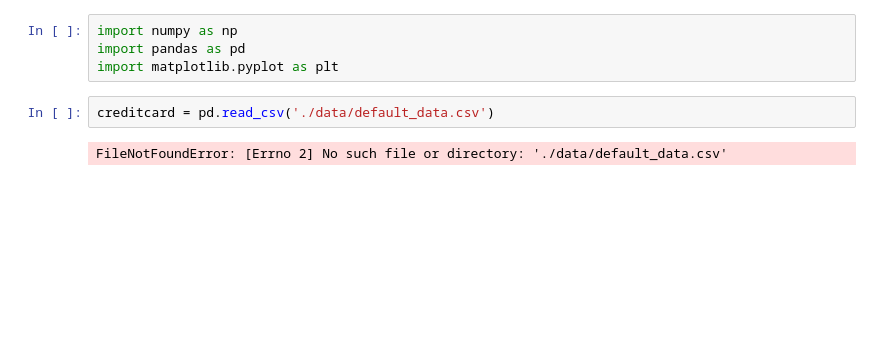
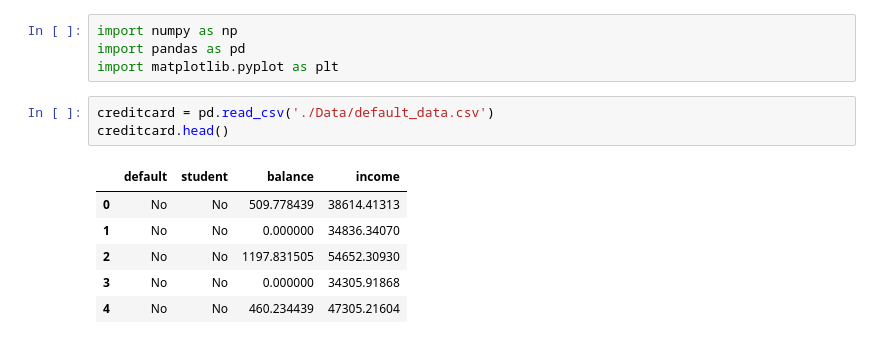
Before and after one commit to MalrangQuant/Machine-Learning-Financial-Engineering, a Jupyter notebook: ch4. Logistic Regression.ipynb, the cells around one changed output. Cells and saved outputs as stored; diff of their text form; blank space fills up the shorter version.

```diff
--- a/ch4. Logistic Regression.ipynb
+++ b/ch4. Logistic Regression.ipynb
@@ -3,6 +3,12 @@ import numpy as np
 import pandas as pd
 import matplotlib.pyplot as plt
 # %%
-creditcard = pd.read_csv('./data/default_data.csv')
+creditcard = pd.read_csv('./Data/default_data.csv')
+creditcard.head()
 # %% [output]
-FileNotFoundError: [Errno 2] No such file or directory: './data/default_data.csv'
+|  | default | student | balance | income |
+| 0 | No | No | 509.778439 | 38614.41313 |
+| 1 | No | No | 0.000000 | 34836.34070 |
+| 2 | No | No | 1197.831505 | 54652.30930 |
+| 3 | No | No | 0.000000 | 34305.91868 |
+| 4 | No | No | 460.234439 | 47305.21604 |
```
Also changed, not shown: parts of 13 cells of this notebook, 7 other files.
